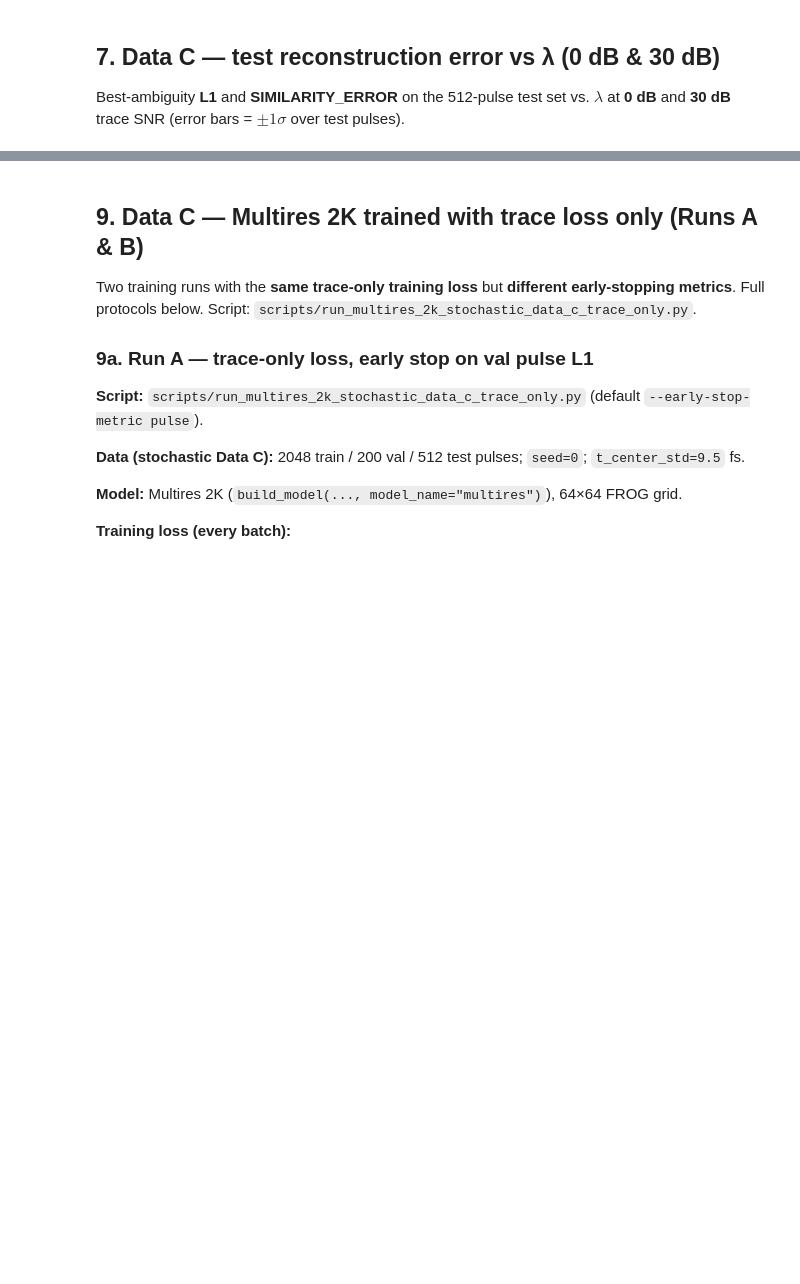
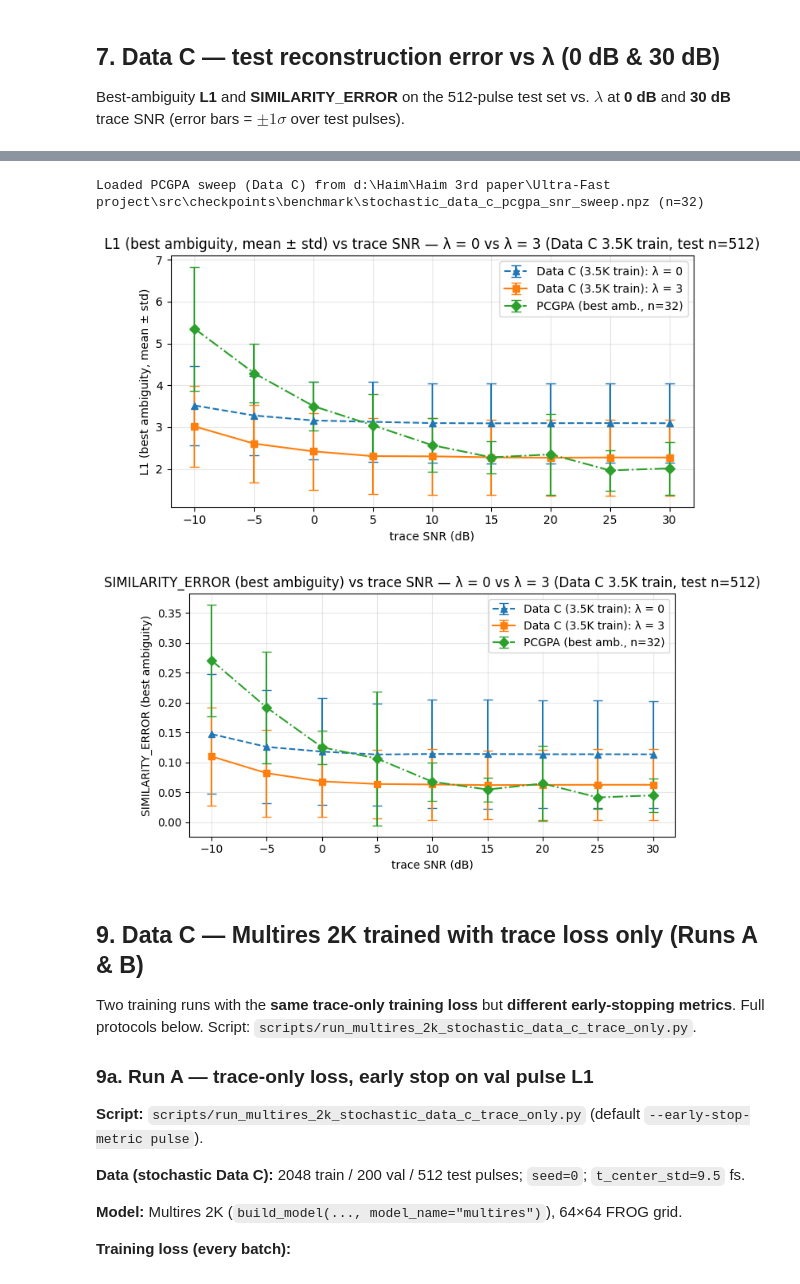
Before and after one commit to cheers19/Ultra-Fast-Detection-Project, a Jupyter notebook: src/stochastic_multires_2k_noisy_trace_lambda_experiments.ipynb, the cells around one changed output, grey strips where cells are left out. Cells and saved outputs as stored; diff of their text form; code cells hidden in the pictures; blank space fills up the shorter version.

```diff
--- a/src/stochastic_multires_2k_noisy_trace_lambda_experiments.ipynb
+++ b/src/stochastic_multires_2k_noisy_trace_lambda_experiments.ipynb
@@ -840,3 +1312,66 @@ print("Saved:", BENCH / "figures/data_c_snr_lam0_vs_lam3_sim.png")
+# %%
+%matplotlib inline
+
+sweep_lam0 = load_cnn_sweep(DATA_C_35K_SWEEP_LAM0)
+sweep_lam3 = load_cnn_sweep(DATA_C_35K_SWEEP_LAM3)
+sweep_lam0.experiment_name = f"Data C (3.5K train): λ = 0"
+sweep_lam3.experiment_name = f"Data C (3.5K train): λ = 3"
+
+curves = [sweep_lam0, sweep_lam3]
+snr = sweep_lam0.snr_sweep_db
+fmts = ["--^", "-s"]
+tag = f"Data C 3.5K train, test n={N_TEST}"
+
+_pcgpa_c = load_or_compute_pcgpa_sweep("data_c")
+
+def _plot_data_c_35k_snr_metric(
+    attr_m, attr_s, ylabel, title_suffix, pcgpa=None, pcgpa_attr_m=None, pcgpa_attr_s=None
+):
+    series = [
+        (getattr(r, attr_m), getattr(r, attr_s), fmts[i], r.experiment_name)
+        for i, r in enumerate(curves)
+    ]
+    if pcgpa is not None:
+        if not np.array_equal(snr, pcgpa["snr_sweep_db"]):
+            raise ValueError("SNR grid mismatch between CNN and PCGPA sweeps")
+        series.append(
+            (
+                pcgpa[pcgpa_attr_m],
+                pcgpa[pcgpa_attr_s],
+                "-.D",
+                f"PCGPA (best amb., n={pcgpa['n_test']})",
+            )
+        )
+    plot_metric_curves(
+        snr,
+        series,
+        xlabel="trace SNR (dB)",
+        ylabel=ylabel,
+        title=f"{ylabel} vs trace SNR — {title_suffix} ({tag})",
+    )
+
+_plot_data_c_35k_snr_metric(
+    "cnn_l1_amb_m",
+    "cnn_l1_amb_s",
+    "L1 (best ambiguity, mean ± std)",
+    "λ = 0 vs λ = 3",
+    pcgpa=_pcgpa_c,
+    pcgpa_attr_m="l1_m",
+    pcgpa_attr_s="l1_s",
+)
+_plot_data_c_35k_snr_metric(
+    "cnn_sim_amb_m",
+    "cnn_sim_amb_s",
+    "SIMILARITY_ERROR (best ambiguity)",
+    "λ = 0 vs λ = 3",
+    pcgpa=_pcgpa_c,
+    pcgpa_attr_m="sim_m",
+    pcgpa_attr_s="sim_s",
+)
+# %% [output]
+Loaded PCGPA sweep (Data C) from d:\Haim\Haim 3rd paper\Ultra-Fast project\src\checkpoints\benchmark\stochastic_data_c_pcgpa_snr_sweep.npz (n=32)
+[figure, added]
+[figure, added]
 # %% [markdown]
 ## 9. Data C — Multires 2K trained with **trace loss only** (Runs A & B)
 
```
Also changed, not shown: parts of 16 cells of this notebook, 21 other files.
